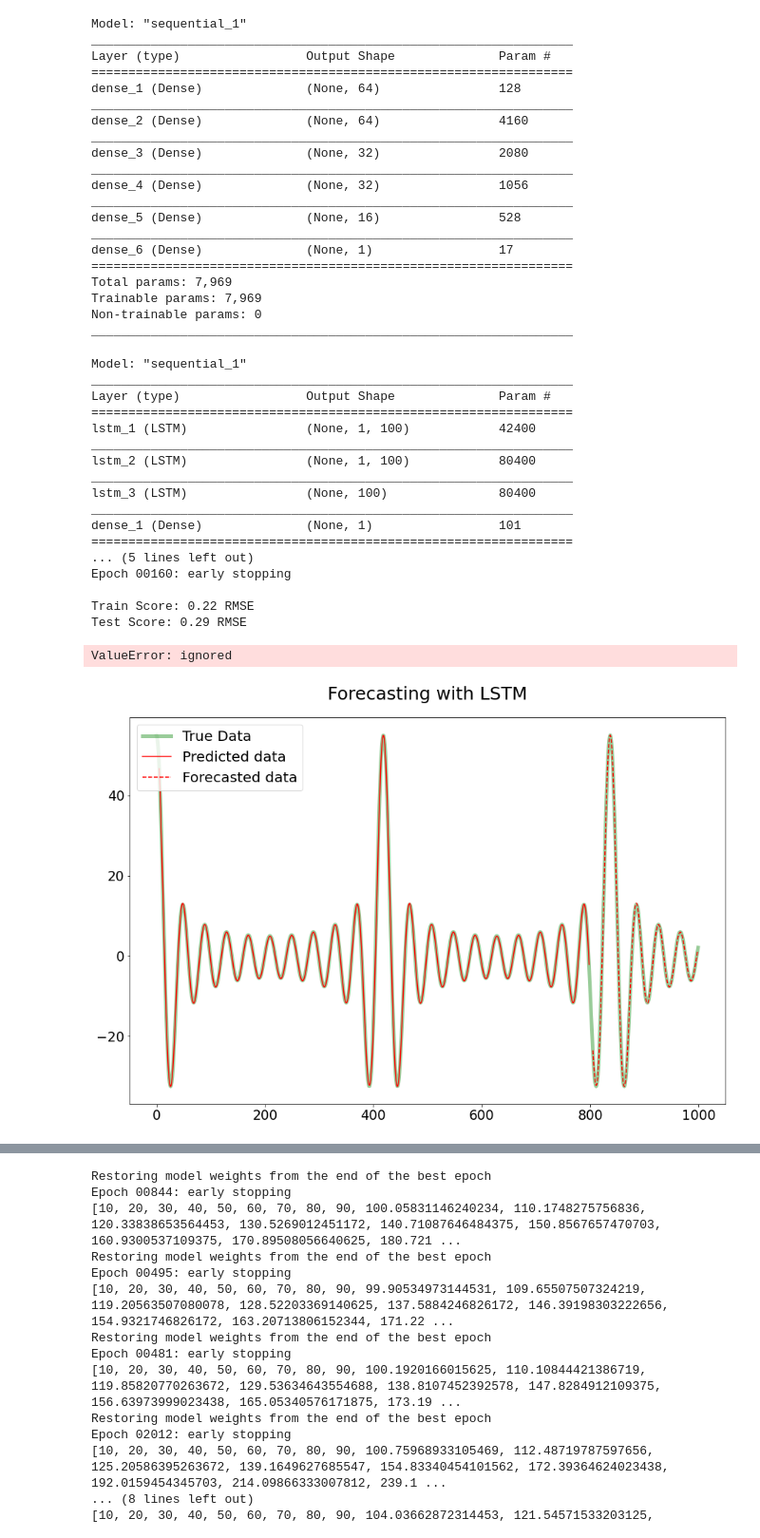
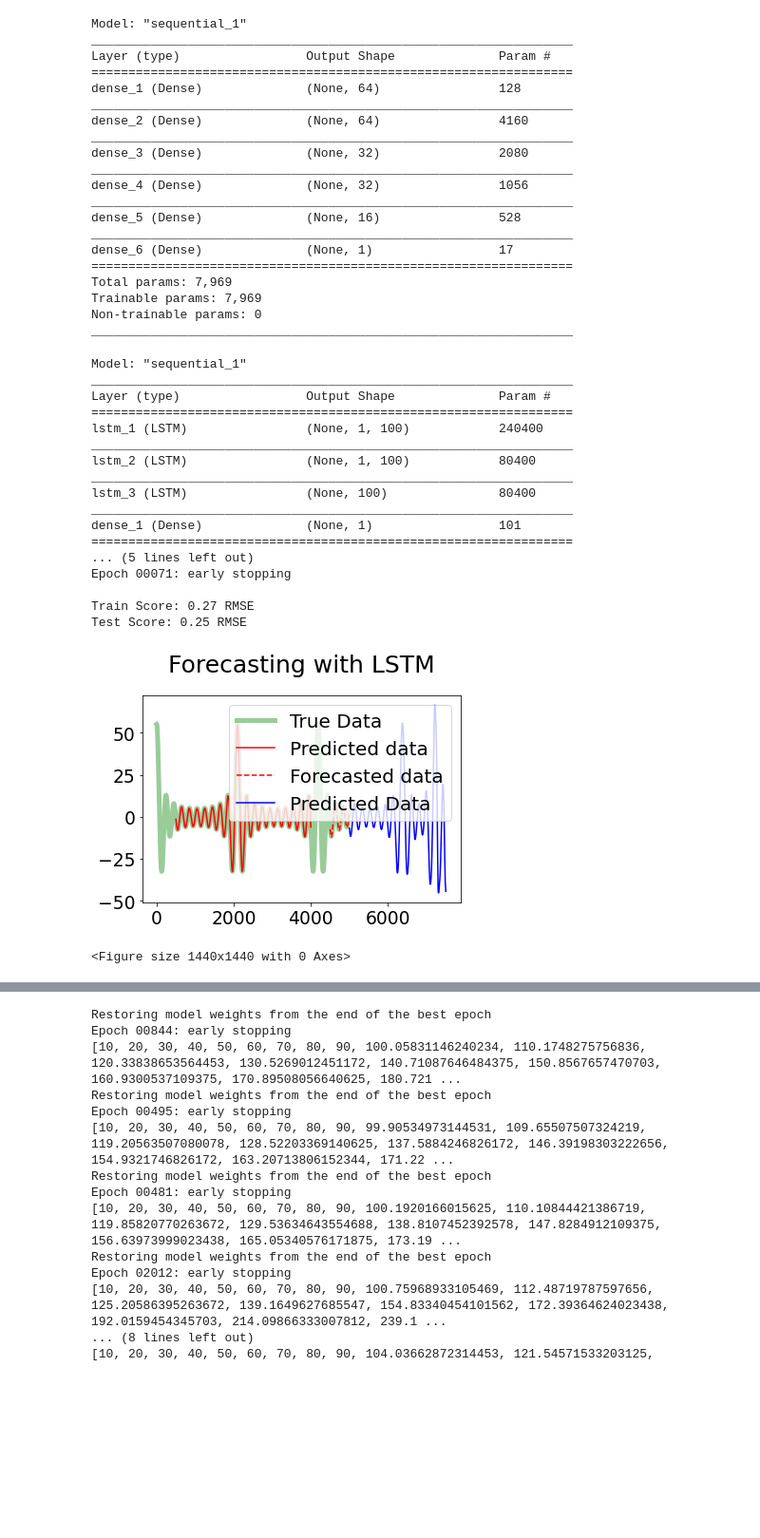
Before and after one commit to RitvikPrabhu/Machine-Learning, a Jupyter notebook: Neural_Networks_function_prediction_.ipynb, the cells around one changed output, grey strips where cells are left out. Shown at 95% size. Saved outputs shown, nothing was run; the diff lists cells and outputs as text; code cells hidden in the pictures; blank space fills up the shorter version.

```diff
--- a/Neural_Networks_function_prediction_.ipynb
+++ b/Neural_Networks_function_prediction_.ipynb
@@ -597,7 +599,7 @@ Trainable params: 7,969
 Non-trainable params: 0
 _________________________________________________________________
 # %%
-N = 1000
+N = 5000
 # convert an array of values into a dataset matrix
 def create_dataset(dataset, look_back=1):
     dataX, dataY = [], []
@@ -627,7 +629,7 @@ train, test = dataset[0:train_size,:], dataset[train_size:len(dataset),:]
 
 
 # reshape into X=t and Y=t+1
-look_back = 5
+look_back = 500
 trainX, trainY = create_dataset(train, look_back)
 testX, testY = create_dataset(test, look_back)
 
@@ -682,42 +684,59 @@ plt.plot(scaler.inverse_transform(dataset), 'g', linewidth=5, alpha=0.4, label='
 plt.plot(trainPredictPlot, color = 'red', label = 'Predicted data')
 plt.plot(testPredictPlot, '--' , color = 'red', label = 'Forecasted data')
 plt.legend()
 plt.title('Forecasting with LSTM')
-
+plt.plot()
 ##########################################################################################################
 
 #Prediction
 
 num_pred = 2000
-datalist = Y[-look_back:].copy()
+
+#Create dataset for network
+Input = []
+for i in range(0,len(dataset),look_back):
+  temp = np.array([])
+  for j in range(look_back):
+    temp = np.append(temp,float(dataset[i+j]))
+  Input.append(temp)
+
+# Network Prediction
+
+x = list(Input[-1])
+
 for i in range(int(num_pred)+1):
-  result = model.predict(datalist[-1].reshape(1,1,1))
-  datalist = np.append(datalist, result[-1])
+  data = np.array(x[i:i+look_back]).reshape(1,1,look_back)
+  result = model.predict(data)
+  x.append(float(result))
+
+x = np.array(x)
+x = np.reshape(x,(x.shape[0],1))
+PredictPlot = scaler.inverse_transform(x)
 res = np.arange(N,N+len(Y[-look_back:])+num_pred+1)
 
-plt.plot(res, datalist, label = 'Predicted Data', c = 'b')
+plt.plot(res, PredictPlot, label = 'Predicted Data', c = 'b')
 
 plt.legend()
-plt.figure(figsize=(15,15))
+plt.figure(figsize=(20,20))
 
 plt.show()
 # %% [output]
 Model: "sequential_1"
 _________________________________________________________________
 Layer (type)                 Output Shape              Param #
 =================================================================
-lstm_1 (LSTM)                (None, 1, 100)            42400
+lstm_1 (LSTM)                (None, 1, 100)            240400
 _________________________________________________________________
 lstm_2 (LSTM)                (None, 1, 100)            80400
 _________________________________________________________________
 lstm_3 (LSTM)                (None, 100)               80400
 _________________________________________________________________
 dense_1 (Dense)              (None, 1)                 101
 =================================================================
 ... (5 lines left out)
-Epoch 00160: early stopping
+Epoch 00071: early stopping
 
-Train Score: 0.22 RMSE
-Test Score: 0.29 RMSE
+Train Score: 0.27 RMSE
+Test Score: 0.25 RMSE
+[figure, new version]
-ValueError: ignored
+<Figure size 1440x1440 with 0 Axes>
-[figure, old version]
```
Also changed, not shown: parts of 2 cells of this notebook.
